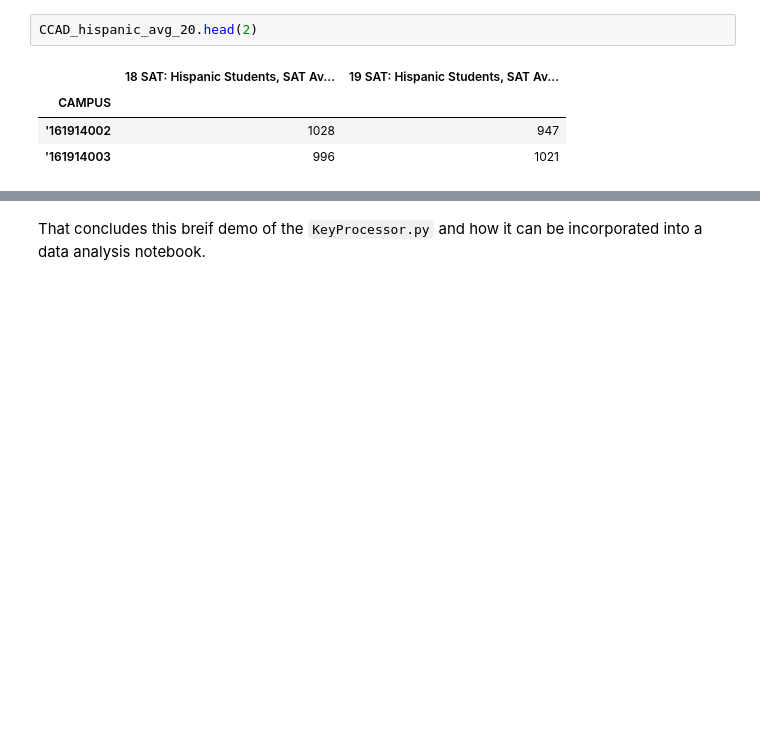
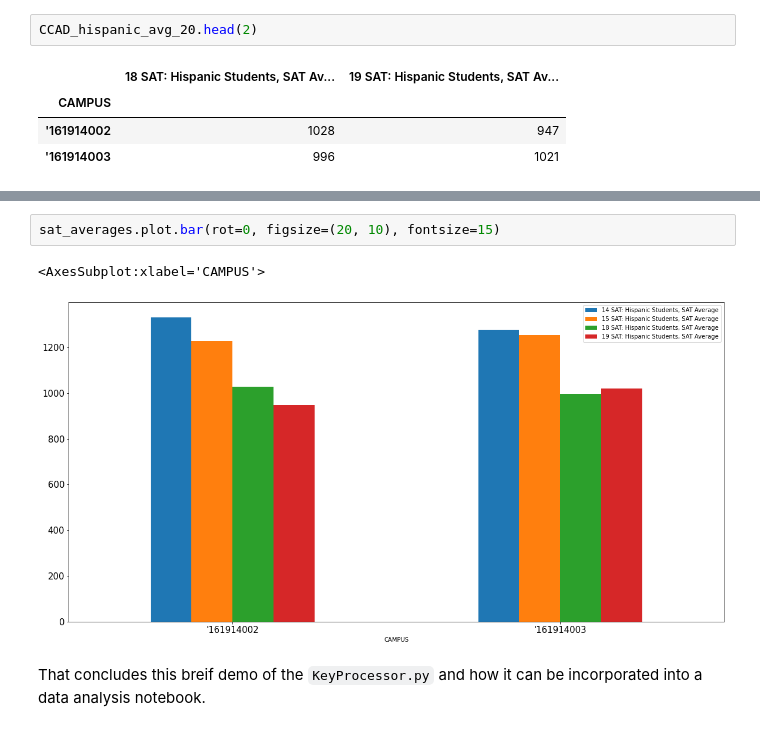
Before and after one commit to OrSGar/TEA-Column-Renaming-Tool, a Jupyter notebook: Example/Example Usage.ipynb, the cells around one changed output, grey strips where cells are left out. Cells and saved outputs as stored; diff of their text form; blank space fills up the shorter version.

Commit message:
Changed plot in Example Usage.ipynb.

```diff
--- a/Example/Example Usage.ipynb
+++ b/Example/Example Usage.ipynb
@@ -207,2 +201,7 @@ fig.show()
+# %%
+sat_averages.plot.bar(rot=0, figsize=(20, 10), fontsize=15)
+# %% [output]
+<AxesSubplot:xlabel='CAMPUS'>
+[figure, added]
 # %% [markdown]
 That concludes this breif demo of the `KeyProcessor.py` and how it can be incorporated into a data analysis notebook.
```
Also changed, not shown: parts of 4 cells of this notebook.
